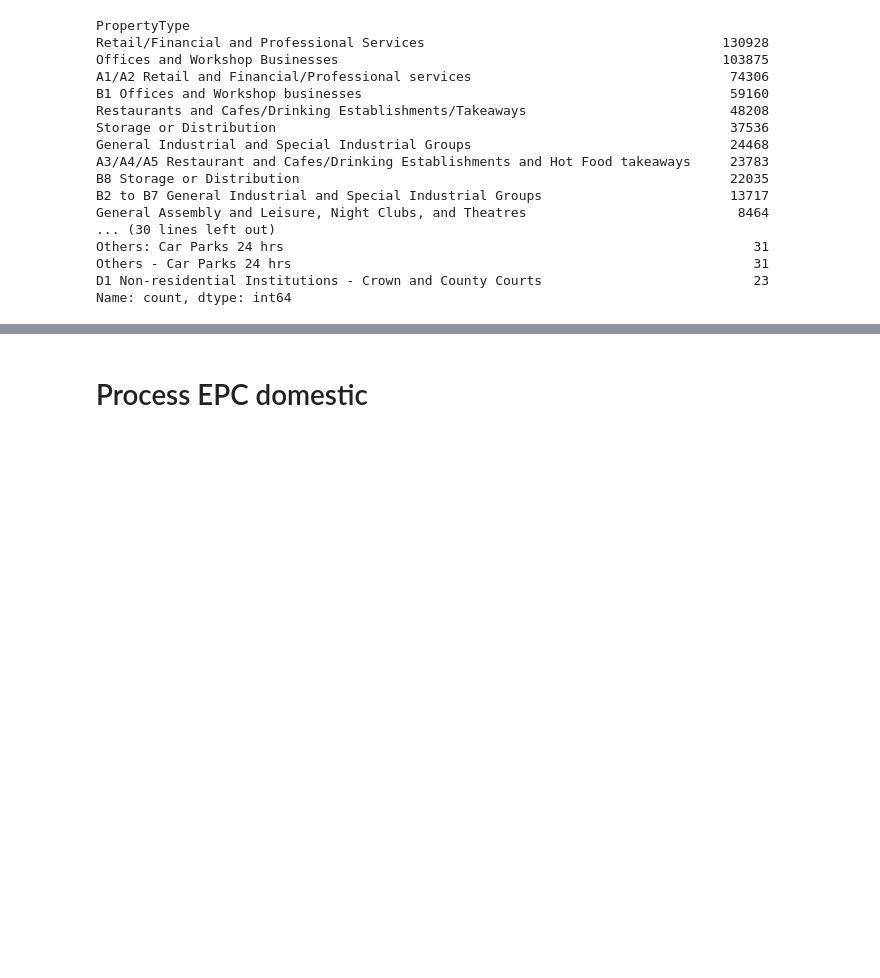
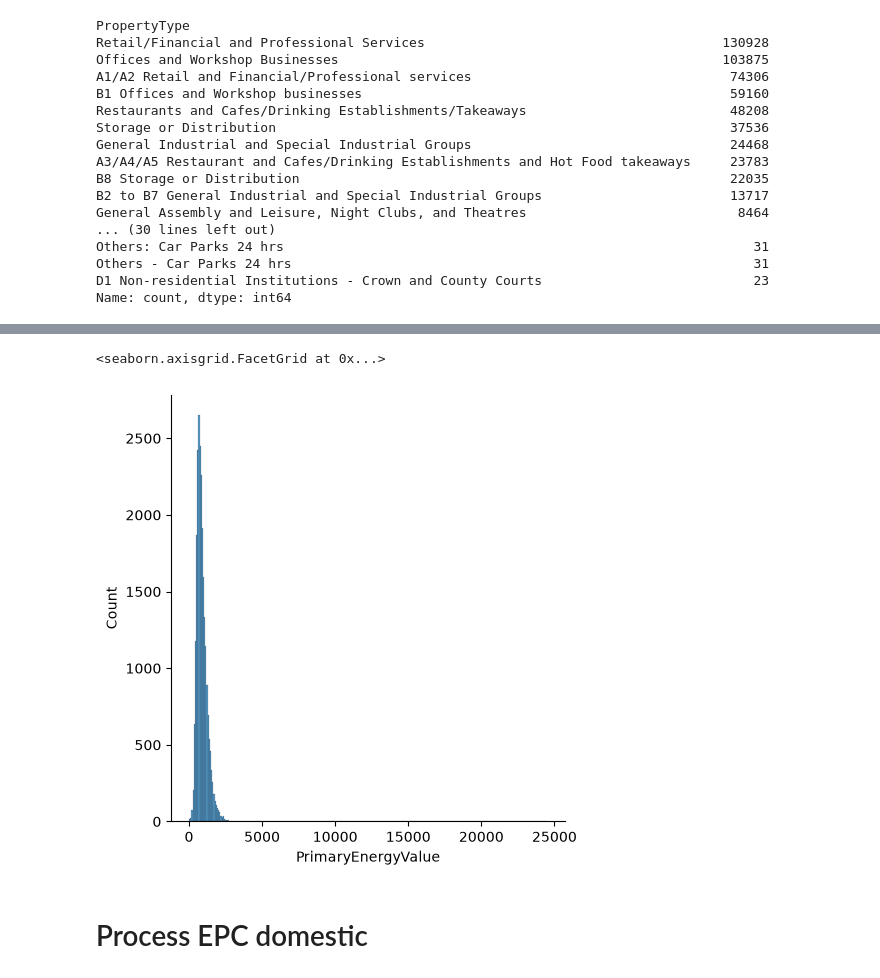
Before and after one commit to iaspidem/epc-learn, a Jupyter notebook: preprocess.ipynb, the cells around one changed output, grey strips where cells are left out. Cells and saved outputs as stored; diff of their text form; code cells hidden in the pictures; blank space fills up the shorter version.

```diff
--- a/preprocess.ipynb
+++ b/preprocess.ipynb
@@ -177,3 +301,7 @@ Others: Car Parks 24 hrs
 Others - Car Parks 24 hrs                                                           31
 D1 Non-residential Institutions - Crown and County Courts                           23
 Name: count, dtype: int64
+# %%
+df_plot = pd.DataFrame
+df_plot = df_nd.iloc[df_nd["PropertyType"]=="A3/A4/A5 Restaurant and Cafes/Drinking Establishments and Hot Food takeaways"]
+df_plot.describe()
@@ -180,3 +332,8 @@ Name: count, dtype: int64
+# %%
+sns.displot(data=df_plot["PrimaryEnergyValue"])
+# %% [output]
+<seaborn.axisgrid.FacetGrid at 0x...>
+[figure, added]
 # %% [markdown]
 # Process EPC domestic
 # %%
```
Also changed, not shown: parts of 16 cells of this notebook.
